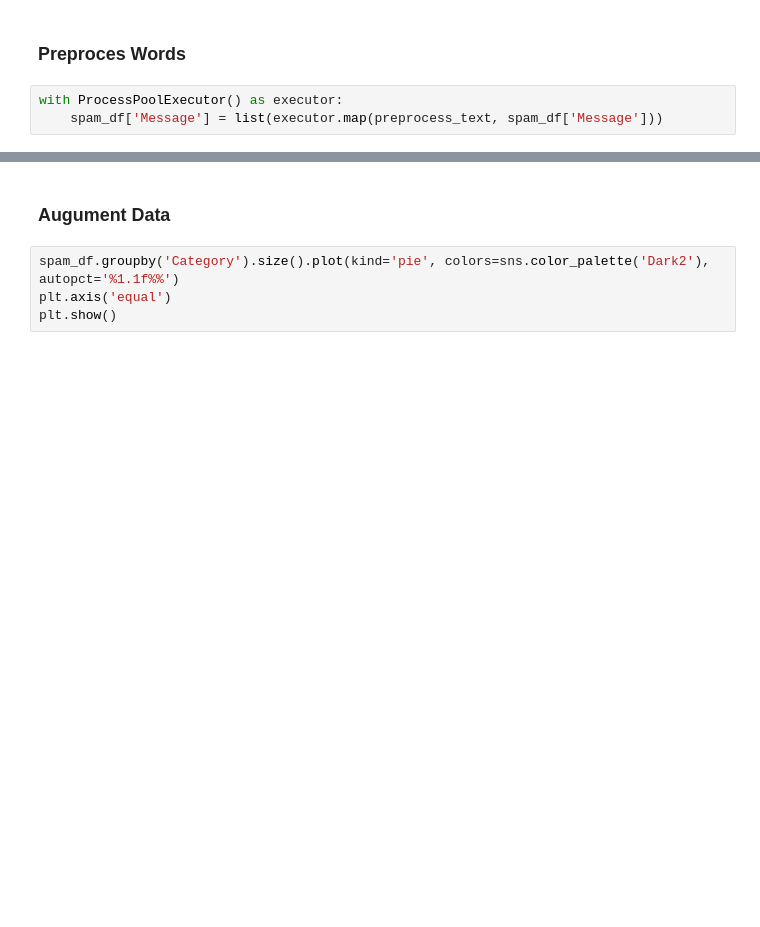
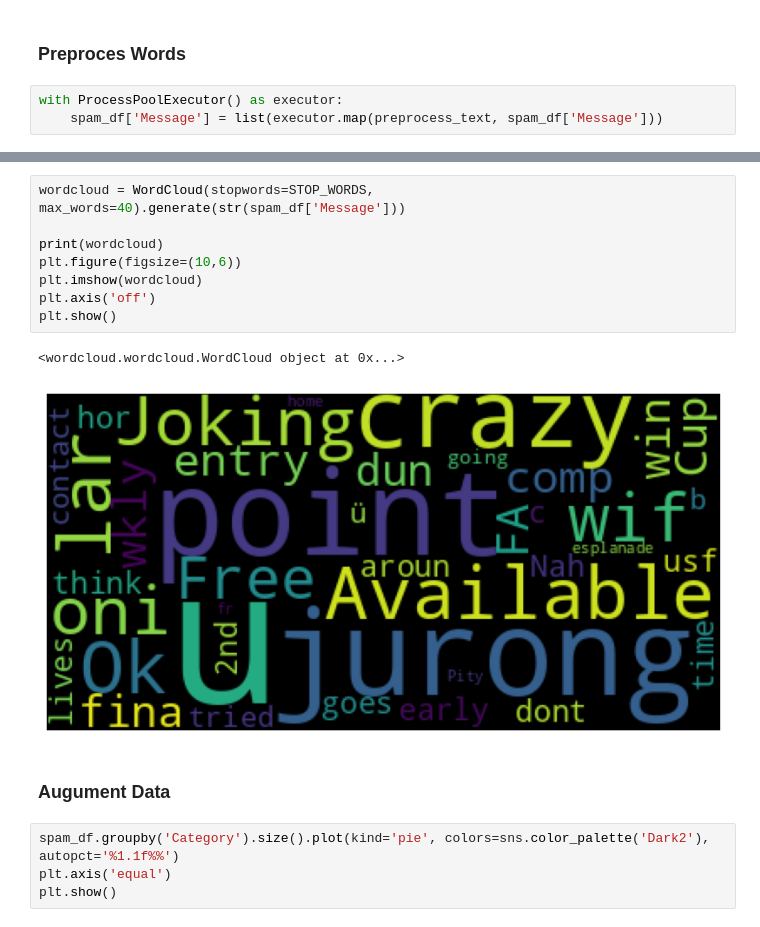
Before and after one commit to PawelJakubczyk/mln_ham_or_spam_classifier, a Jupyter notebook: spam_or_ham.ipynb, the cells around one changed output, grey strips where cells are left out. Cells and saved outputs as stored; diff of their text form; blank space fills up the shorter version.

```diff
--- a/spam_or_ham.ipynb
+++ b/spam_or_ham.ipynb
@@ -315,3 +318,14 @@ spam_df.head(10)
+# %%
+wordcloud = WordCloud(stopwords=STOP_WORDS, max_words=40).generate(str(spam_df['Message']))
+
+print(wordcloud)
+plt.figure(figsize=(10,6))
+plt.imshow(wordcloud)
+plt.axis('off')
+plt.show()
+# %% [output]
+<wordcloud.wordcloud.WordCloud object at 0x...>
+[figure, added]
 # %% [markdown]
 ### Augument Data
 # %%
```
Also changed, not shown: parts of 7 cells of this notebook.
